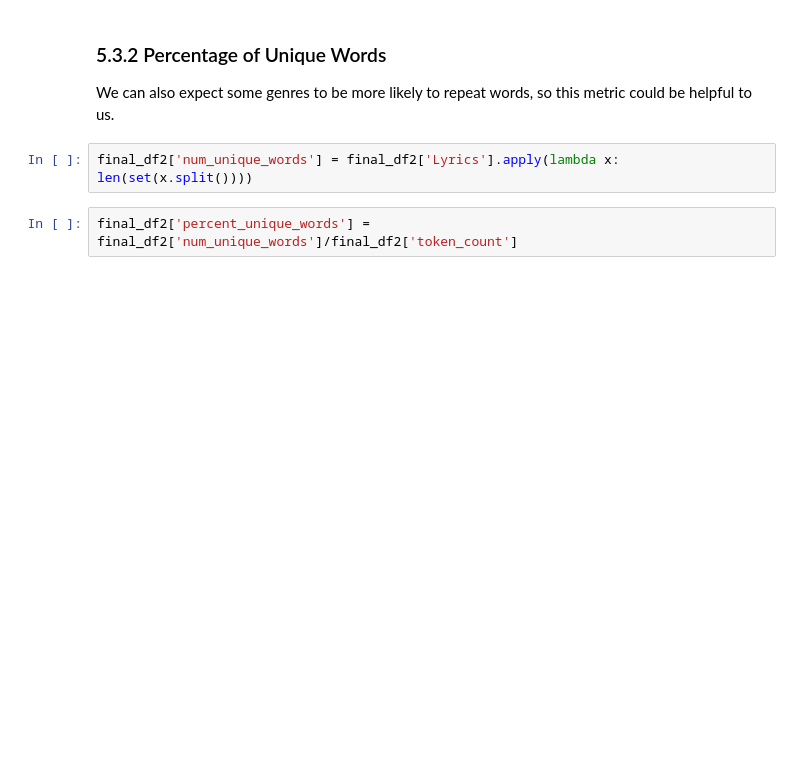
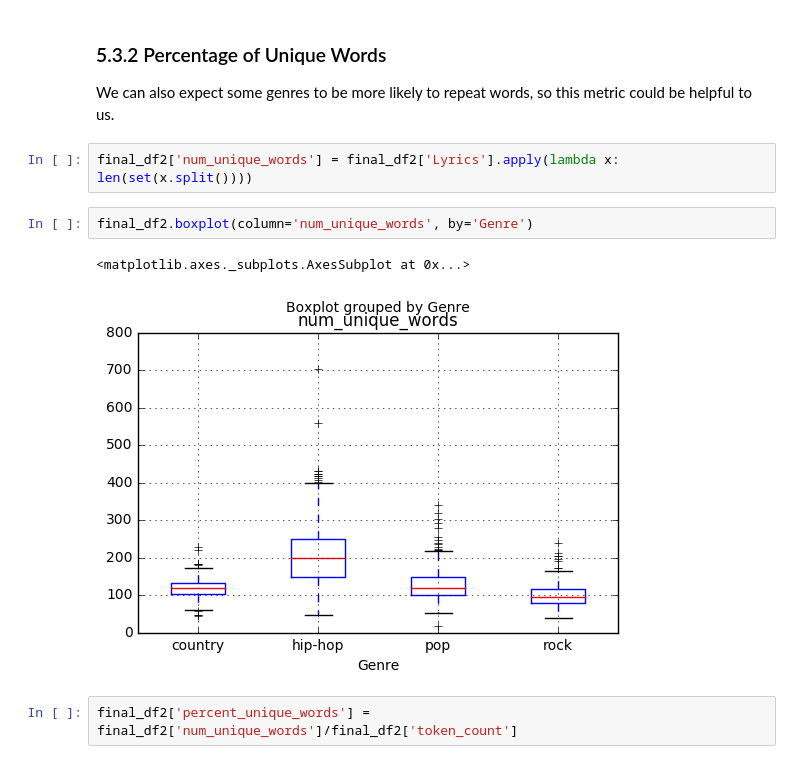
Before and after one commit to cwb35/Classifying_Song_Genres, a Jupyter notebook: Classifying_Song_Genres.ipynb, the cells around one changed output. Cells and saved outputs as stored; diff of their text form; blank space fills up the shorter version.

```diff
--- a/Classifying_Song_Genres.ipynb
+++ b/Classifying_Song_Genres.ipynb
@@ -862,6 +869,11 @@ final_df2.boxplot(column='token_count', by='Genre');
 We can also expect some genres to be more likely to repeat words, so this metric could be helpful to us.
 # %%
 final_df2['num_unique_words'] = final_df2['Lyrics'].apply(lambda x: len(set(x.split())))
+# %%
+final_df2.boxplot(column='num_unique_words', by='Genre')
+# %% [output]
+<matplotlib.axes._subplots.AxesSubplot at 0x...>
+[figure, added]
 # %%
 final_df2['percent_unique_words'] = final_df2['num_unique_words']/final_df2['token_count']
 # %%
```
Also changed, not shown: parts of 38 cells of this notebook.
